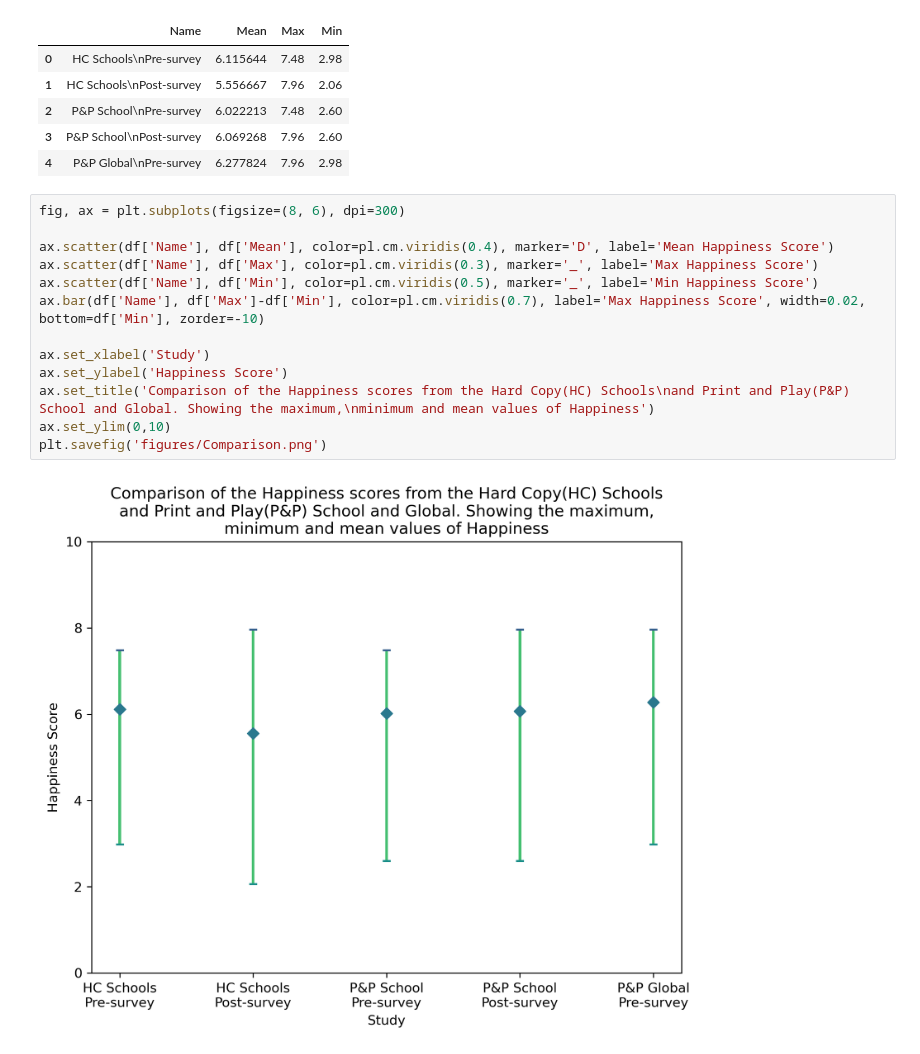
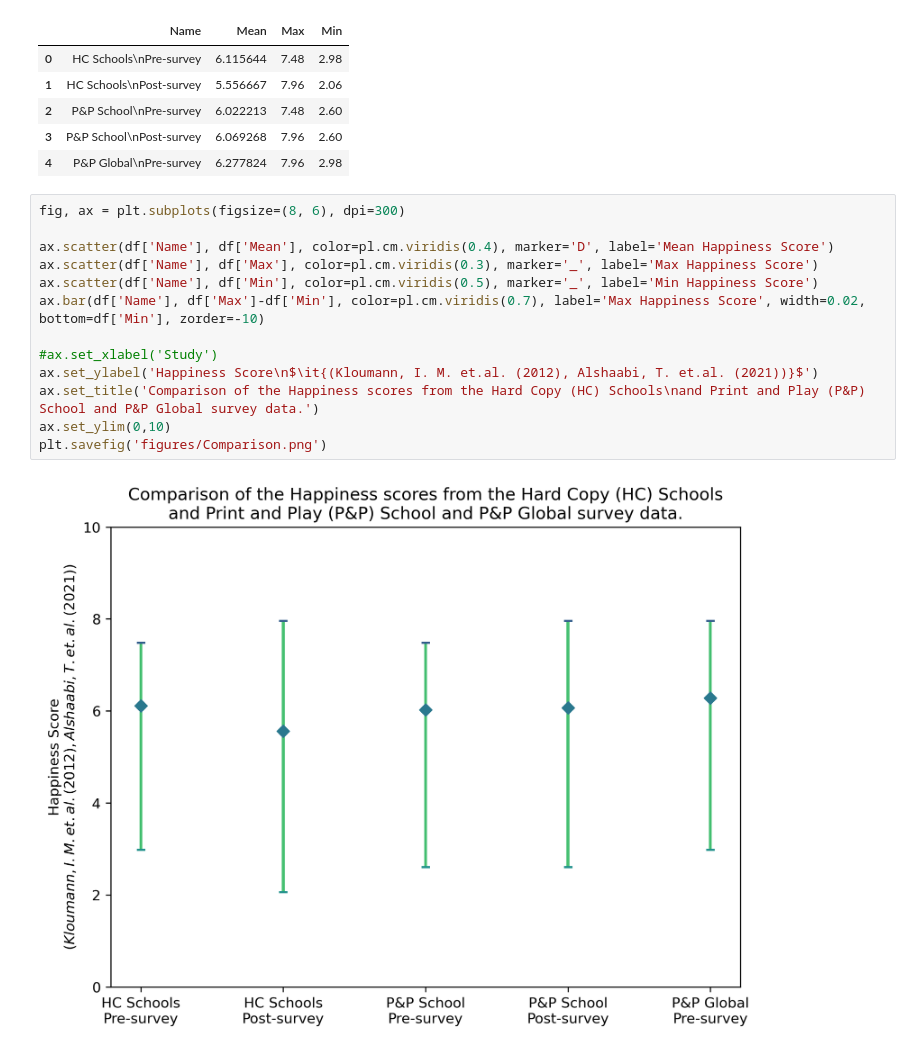
Before and after one commit to markbasham/DiamondTheGamePrintAndPlayGraphs, a Jupyter notebook: WordAnalysis.ipynb, the cells around one changed output. Drawn from its saved outputs; the diff is of its cells as text.

Commit message:
Fix up Comparison chart

```diff
--- a/WordAnalysis.ipynb
+++ b/WordAnalysis.ipynb
@@ -300,15 +300,15 @@ df
 # %%
 fig, ax = plt.subplots(figsize=(8, 6), dpi=300)
 
 ax.scatter(df['Name'], df['Mean'], color=pl.cm.viridis(0.4), marker='D', label='Mean Happiness Score')
 ax.scatter(df['Name'], df['Max'], color=pl.cm.viridis(0.3), marker='_', label='Max Happiness Score')
 ax.scatter(df['Name'], df['Min'], color=pl.cm.viridis(0.5), marker='_', label='Min Happiness Score')
 ax.bar(df['Name'], df['Max']-df['Min'], color=pl.cm.viridis(0.7), label='Max Happiness Score', width=0.02, bottom=df['Min'], zorder=-10)
 
-ax.set_xlabel('Study')
-ax.set_ylabel('Happiness Score')
-ax.set_title('Comparison of the Happiness scores from the Hard Copy(HC) Schools\nand Print and Play(P&P) School and Global. Showing the maximum,\nminimum and mean values of Happiness')
+#ax.set_xlabel('Study')
+ax.set_ylabel('Happiness Score\n$\it{(Kloumann, I. M. et.al. (2012), Alshaabi, T. et.al. (2021))}$')
+ax.set_title('Comparison of the Happiness scores from the Hard Copy (HC) Schools\nand Print and Play (P&P) School and P&P Global survey data.')
 ax.set_ylim(0,10)
 plt.savefig('figures/Comparison.png')
 # %% [output]
-[figure, old version]
+[figure, new version]
```
Also changed, not shown: 1 other file.
